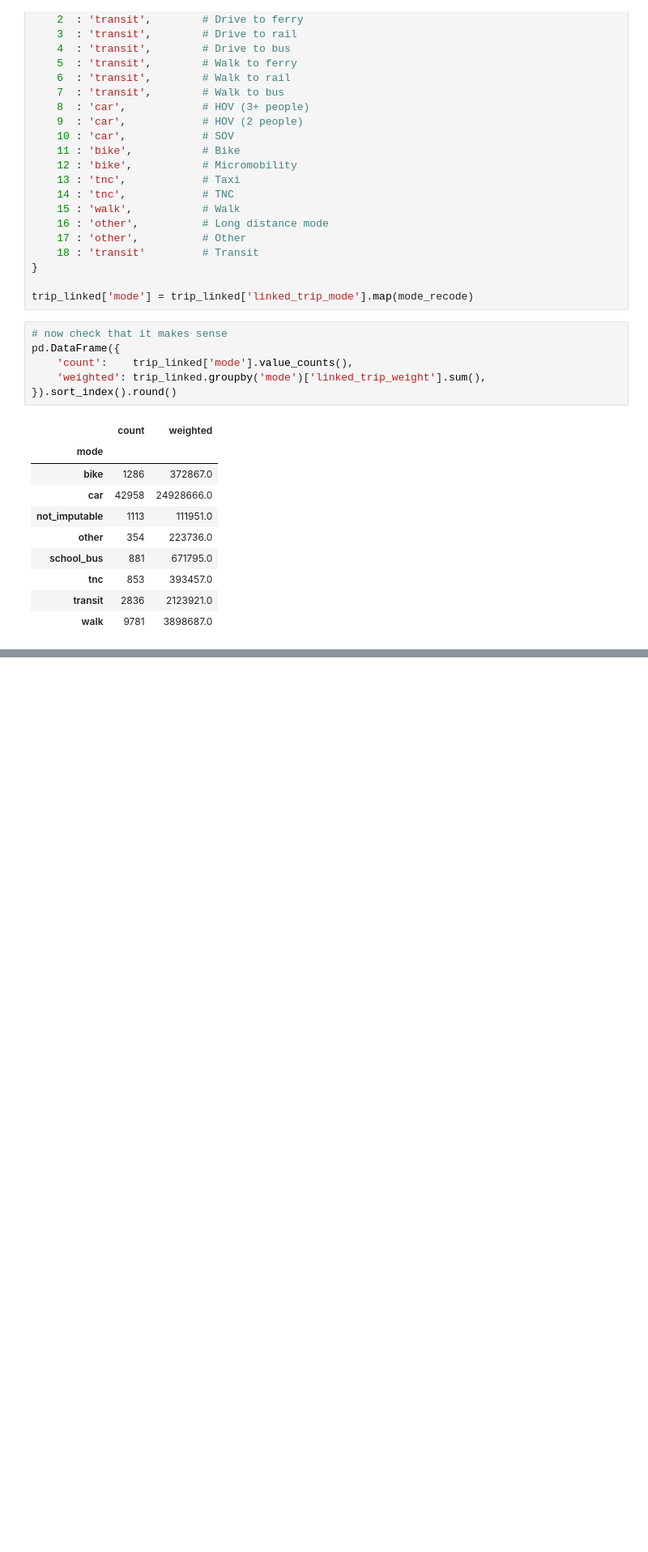
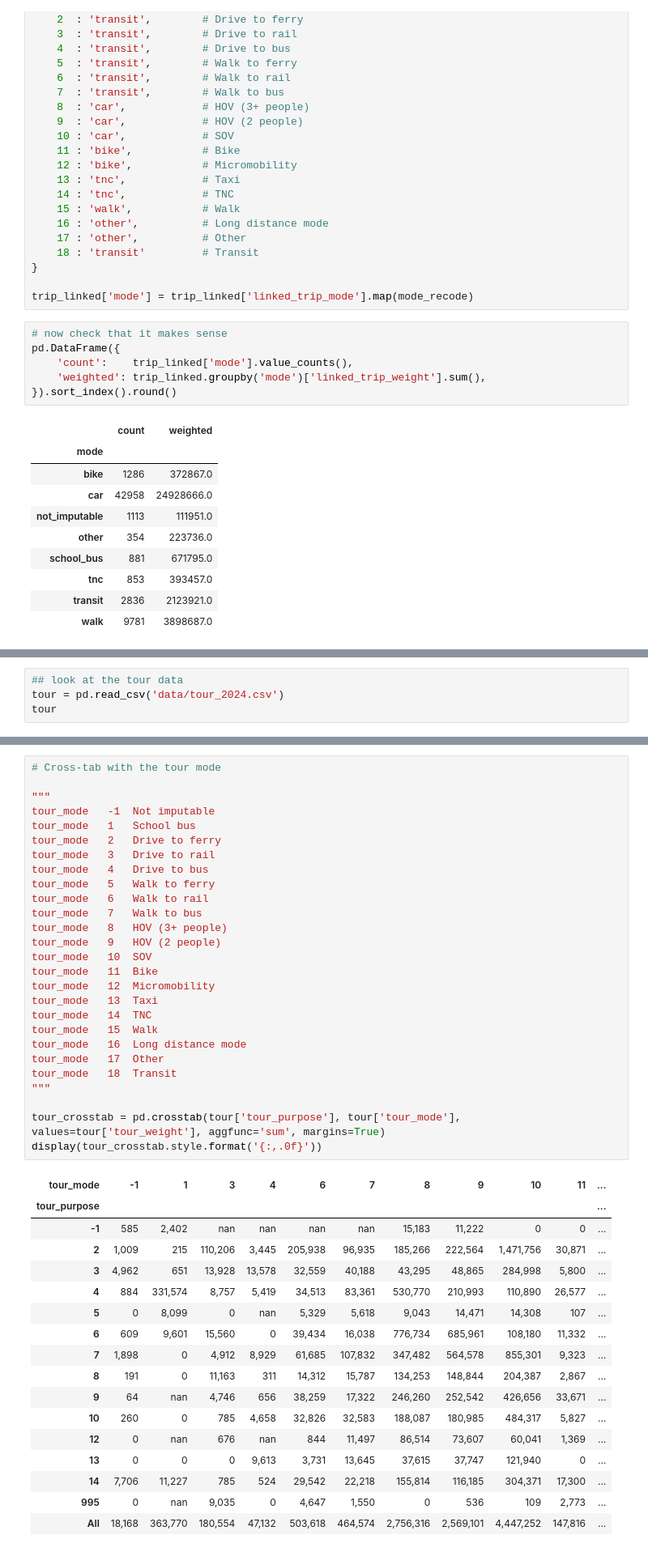
Before and after one commit to gregerhardt/rh_pricing, a Jupyter notebook: calibration/Summarize Calibration Targets.ipynb, the cells around one changed output, grey strips where cells are left out. Shown at 81% size. Saved outputs shown, nothing was run; the diff lists cells and outputs as text; blank space fills up the shorter version.

```diff
--- a/calibration/Summarize Calibration Targets.ipynb
+++ b/calibration/Summarize Calibration Targets.ipynb
@@ -199,0 +520,4 @@ Normally, I would defer to the numbers in the TNC data as an enumeration instead
+# %%
+## look at the tour data
+tour = pd.read_csv('data/tour_2024.csv')
+tour
@@ -199,0 +579,45 @@ Normally, I would defer to the numbers in the TNC data as an enumeration instead
+# %%
+# Cross-tab with the tour mode
+
+"""
+tour_mode	-1	Not imputable
+tour_mode	1	School bus
+tour_mode	2	Drive to ferry
+tour_mode	3	Drive to rail
+tour_mode	4	Drive to bus
+tour_mode	5	Walk to ferry
+tour_mode	6	Walk to rail
+tour_mode	7	Walk to bus
+tour_mode	8	HOV (3+ people)
+tour_mode	9	HOV (2 people)
+tour_mode	10	SOV
+tour_mode	11	Bike
+tour_mode	12	Micromobility
+tour_mode	13	Taxi
+tour_mode	14	TNC
+tour_mode	15	Walk
+tour_mode	16	Long distance mode
+tour_mode	17	Other
+tour_mode	18	Transit
+"""
+
+tour_crosstab = pd.crosstab(tour['tour_purpose'], tour['tour_mode'], values=tour['tour_weight'], aggfunc='sum', margins=True)
+display(tour_crosstab.style.format('{:,.0f}'))
+# %% [output]
+| tour_mode | -1 | 1 | 3 | 4 | 6 | 7 | 8 | 9 | 10 | 11 | ... |
+| tour_purpose |  |  |  |  |  |  |  |  |  |  | ... |
+| -1 | 585 | 2,402 | nan | nan | nan | nan | 15,183 | 11,222 | 0 | 0 | ... |
+| 2 | 1,009 | 215 | 110,206 | 3,445 | 205,938 | 96,935 | 185,266 | 222,564 | 1,471,756 | 30,871 | ... |
+| 3 | 4,962 | 651 | 13,928 | 13,578 | 32,559 | 40,188 | 43,295 | 48,865 | 284,998 | 5,800 | ... |
+| 4 | 884 | 331,574 | 8,757 | 5,419 | 34,513 | 83,361 | 530,770 | 210,993 | 110,890 | 26,577 | ... |
+| 5 | 0 | 8,099 | 0 | nan | 5,329 | 5,618 | 9,043 | 14,471 | 14,308 | 107 | ... |
+| 6 | 609 | 9,601 | 15,560 | 0 | 39,434 | 16,038 | 776,734 | 685,961 | 108,180 | 11,332 | ... |
+| 7 | 1,898 | 0 | 4,912 | 8,929 | 61,685 | 107,832 | 347,482 | 564,578 | 855,301 | 9,323 | ... |
+| 8 | 191 | 0 | 11,163 | 311 | 14,312 | 15,787 | 134,253 | 148,844 | 204,387 | 2,867 | ... |
+| 9 | 64 | nan | 4,746 | 656 | 38,259 | 17,322 | 246,260 | 252,542 | 426,656 | 33,671 | ... |
+| 10 | 260 | 0 | 785 | 4,658 | 32,826 | 32,583 | 188,087 | 180,985 | 484,317 | 5,827 | ... |
+| 12 | 0 | nan | 676 | nan | 844 | 11,497 | 86,514 | 73,607 | 60,041 | 1,369 | ... |
+| 13 | 0 | 0 | 0 | 9,613 | 3,731 | 13,645 | 37,615 | 37,747 | 121,940 | 0 | ... |
+| 14 | 7,706 | 11,227 | 785 | 524 | 29,542 | 22,218 | 155,814 | 116,185 | 304,371 | 17,300 | ... |
+| 995 | 0 | nan | 9,035 | 0 | 4,647 | 1,550 | 0 | 536 | 109 | 2,773 | ... |
+| All | 18,168 | 363,770 | 180,554 | 47,132 | 503,618 | 464,574 | 2,756,316 | 2,569,101 | 4,447,252 | 147,816 | ... |
```
Also changed, not shown: parts of 39 cells of this notebook.
